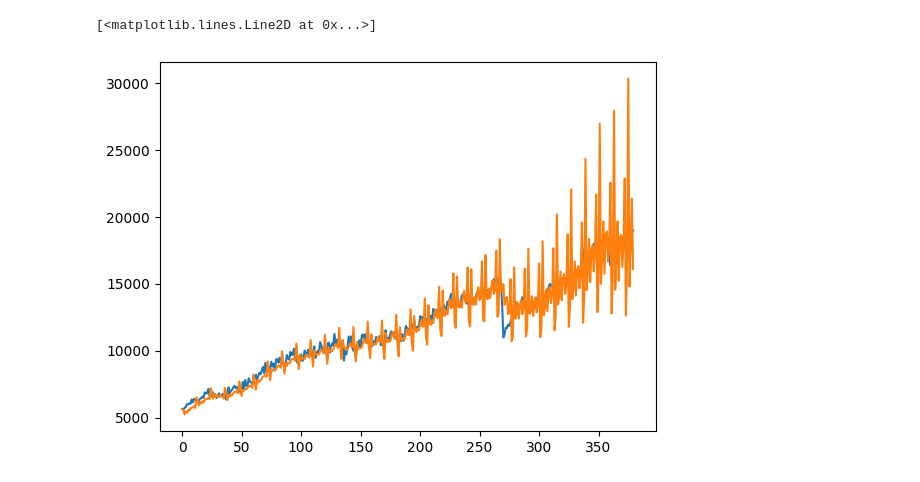
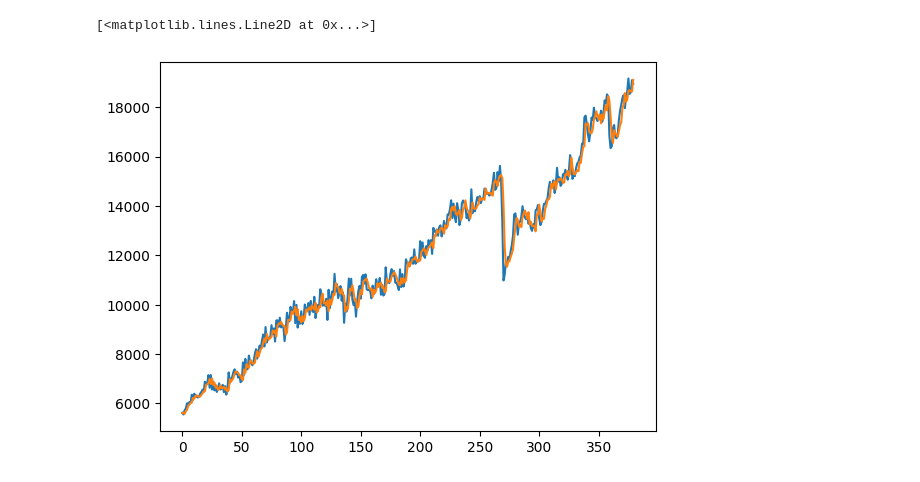
Before and after one commit to ilanGrynszpan/PyGASModels, a Jupyter notebook: sandbox.ipynb, the cells around one changed output. Drawn from its saved outputs; the diff is of its cells as text; code cells hidden in the pictures.

Commit message:
optimization works

```diff
--- a/sandbox.ipynb
+++ b/sandbox.ipynb
@@ -159,0 +24,2 @@ x
+# %%
+initial_params = dynamics.get_initial_values(xls['energia'])
@@ -159,0 +33,18 @@ x
+# %%
+
+# Define bounds
+bounds = [
+    (-20000, 20000),    # km
+    (-20000, 20000),    # kg
+    *[(None, None) for _ in range(13)],
+    (None,None)
+]
+
+# Run optimization
+result = minimize(
+    dynamics.objective,
+    x0=initial_params,
+    args=(xls['energia'],),
+    method='BFGS',
+    options={'gtol': 1e-1, 'maxiter': 10000}
+)
@@ -166,0 +86,2 @@ array([1.08830692e-01, 7.97482765e-03, 1.70111170e-02, 1.42030120e-02,
+# %%
+fis = result['x']
@@ -167,2 +95,2 @@ array([1.08830692e-01, 7.97482765e-03, 1.70111170e-02, 1.42030120e-02,
 # %%
-y = dynamics.fit_in_sample(x['x'], xls['energia'])
+y = dynamics.fit_in_sample(fis, xls['energia'])
@@ -191,10 +117,10 @@ array([ 5624.3837894 ,  5535.45326835,  5231.05089005,  5466.9725183 ,
 # %%
 np.exp(0.998) * (y / np.exp(9.953) - 1)
 # %%
-plt.plot(xls['energia'].values)
+plt.plot(xls['energia'])
 plt.plot(y)
 # %% [output]
 [<matplotlib.lines.Line2D at 0x...>]
-[figure, old version]
+[figure, new version]
 # %%
 y = dynamics.fit_in_sample([2.927e-02, 9.953, 0.998], xls['energia'])
```
Also changed, not shown: parts of 17 cells of this notebook, 2 other files.
